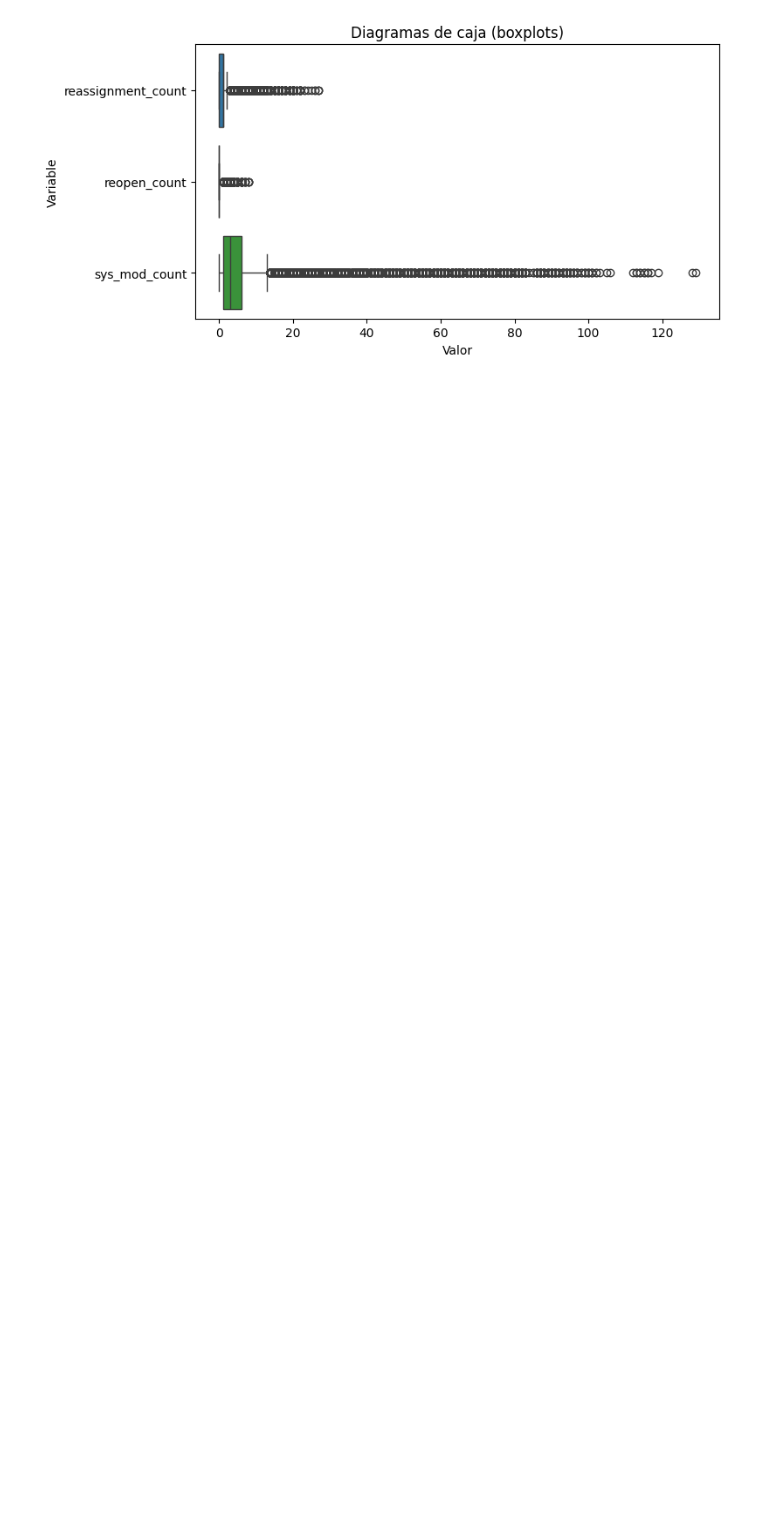
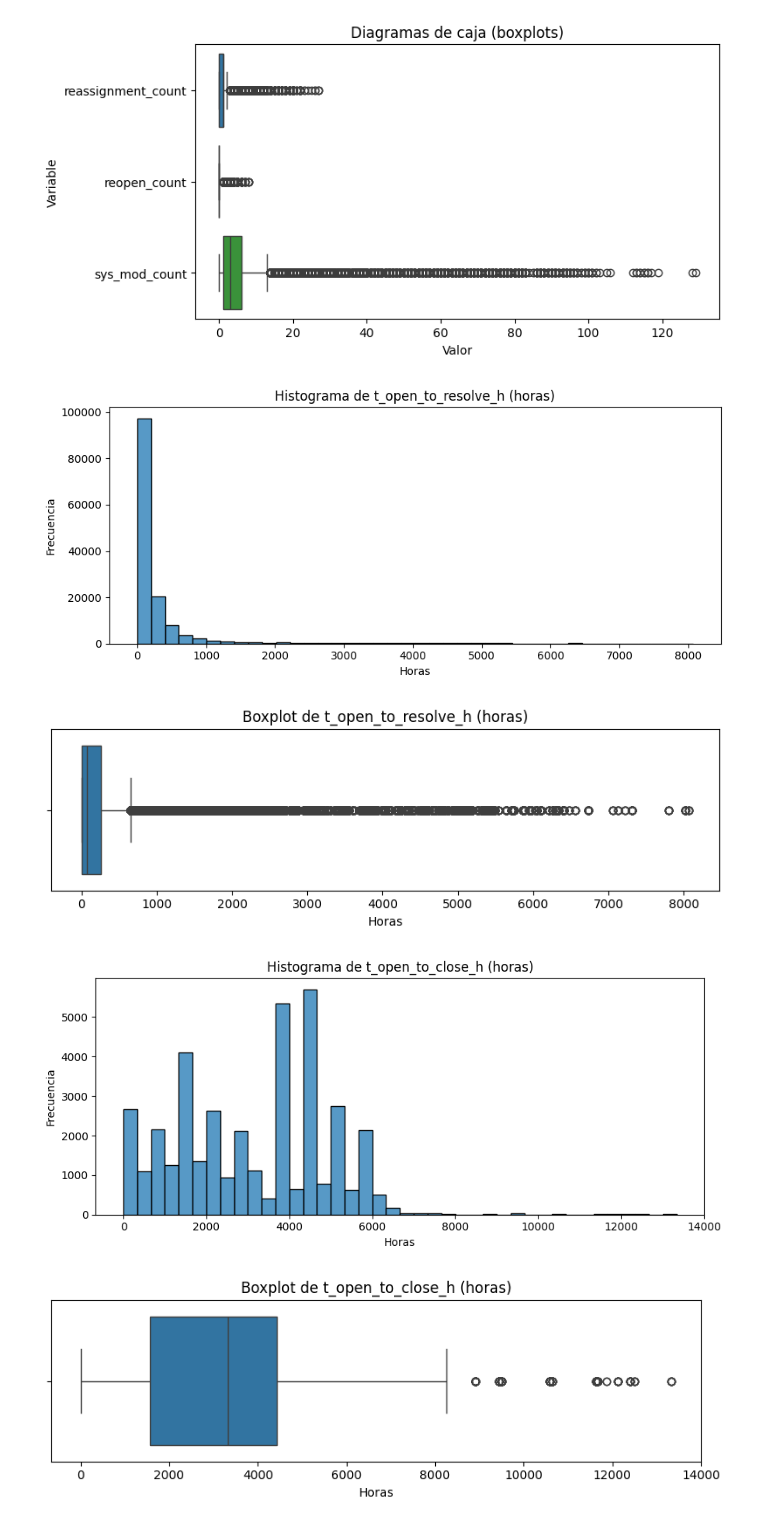
Before and after one commit to santiagolievano/Proyecto1_Atencion_de_Incidentes, a Jupyter notebook: Exploración.ipynb, the cells around one changed output. Saved outputs shown, nothing was run; the diff lists cells and outputs as text; code cells hidden in the pictures; blank space fills up the shorter version.

```diff
--- a/Exploración.ipynb
+++ b/Exploración.ipynb
@@ -106,0 +174,12 @@ display(na_table)
+# %%
+aud = []
+for c in date_cols:
+    s = df[c]
+    aud.append({
+        "columna": c,
+        "no_nulos": int(s.notna().sum()),
+        "%_no_nulos": round(s.notna().mean()*100, 2),
+        "min": s.min(),
+        "max": s.max()
+    })
+pd.DataFrame(aud)
@@ -161,6 +301,24 @@ for i in range(0, len(num_cols),3):
     plt.show()
 # %% [output]
 [figure]
+# %%
+for c in [x for x in ["t_open_to_resolve_h","t_open_to_close_h"] if x in df.columns]:
+    plt.figure(figsize=(9,4))
+    sns.histplot(df[c].dropna(), bins=40)
+    plt.title(f"Histograma de {c} (horas)")
+    plt.xlabel("Horas"); plt.ylabel("Frecuencia")
+    plt.tight_layout(); plt.show()
+
+    plt.figure(figsize=(8,2.8))
+    sns.boxplot(x=df[c])
+    plt.title(f"Boxplot de {c} (horas)")
+    plt.xlabel("Horas")
+    plt.tight_layout(); plt.show()
+# %% [output]
+[figure, added]
+[figure, added]
+[figure, added]
+[figure, added]
 # %%
 cat_cols_evaluacion = ["contact_type", "impact", "knowledge"]
 for i in cat_cols_evaluacion:
```
Also changed, not shown: parts of 30 cells of this notebook.
